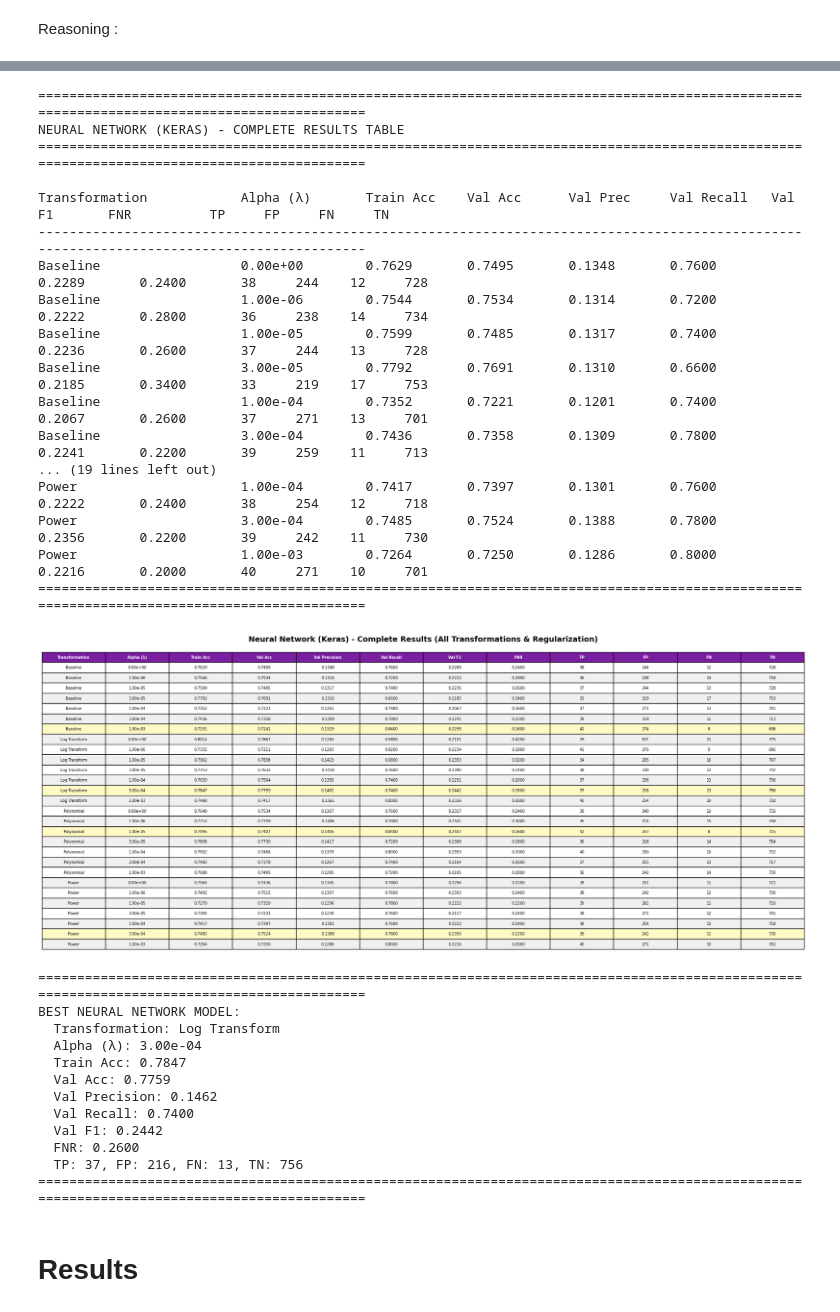
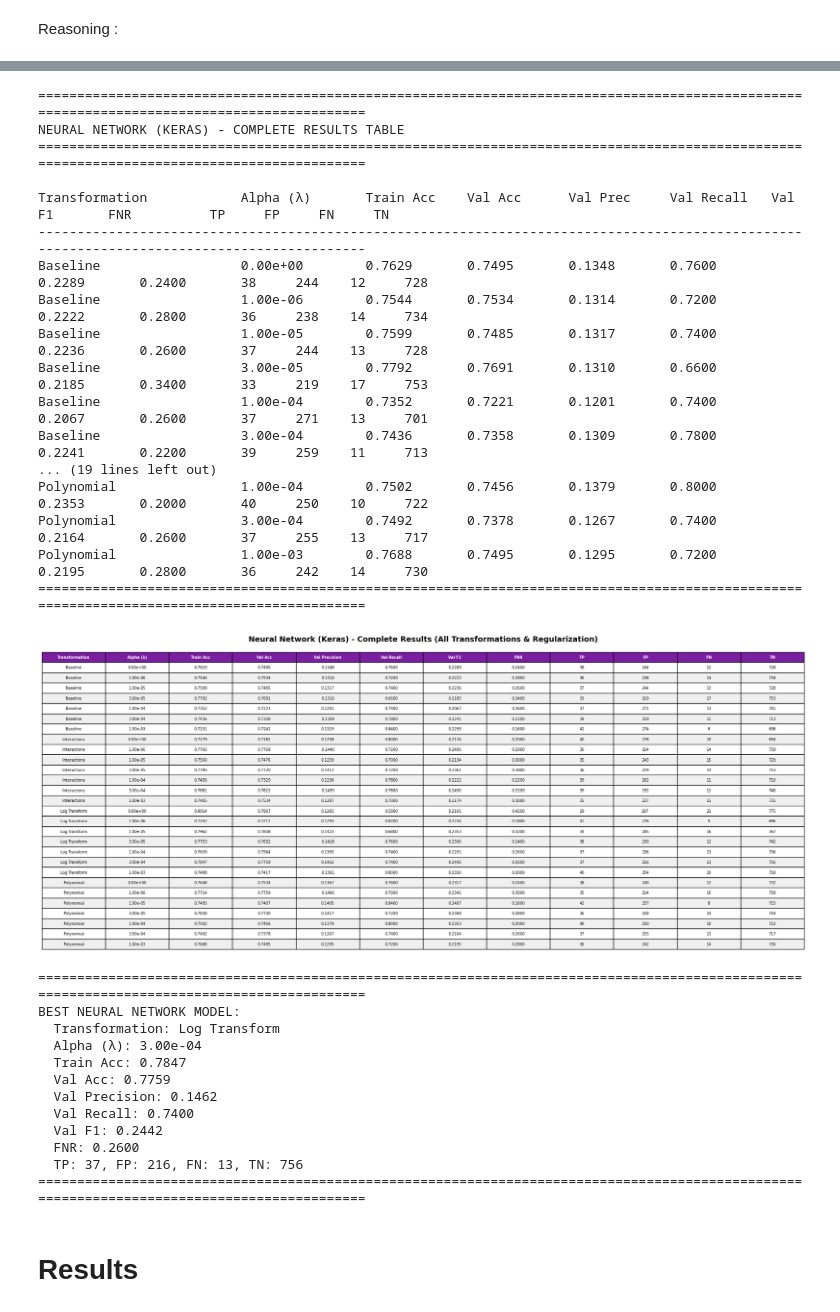
Before and after one commit to anthony-lamelas/Stroke_Prediction, a Jupyter notebook: main.ipynb, the cells around one changed output, grey strips where cells are left out. Cells and saved outputs as stored; diff of their text form; code cells hidden in the pictures.

Commit message:
changed transformations used for models 2 and 3

```diff
--- a/main.ipynb
+++ b/main.ipynb
@@ -1474,9 +1444,0 @@ plt.show()
-# %%
-nn_log_results = run_keras_nn(
-    X_train_poly, y_train,
-    X_val_poly, y_val,
-    alpha_values,
-    transformation_name="Log Transform"
-)
-
-best_nn_log = choose_best_nn(nn_log_results)
@@ -1545,0 +1447,12 @@ alpha=3.0e-04 | F1=0.2356 | FNR=0.2200
+# %%
+X_train_inter = add_interactions(X_train_scaled)
+X_val_inter = add_interactions(X_val_scaled)
+X_test_inter = add_interactions(X_test_scaled)
+# %%
+nn_inter_results = run_keras_nn(
+    X_train_inter, y_train,
+    X_val_inter, y_val,
+    alpha_values,
+    transformation_name="Interactions"
+)
+best_nn_inter = choose_best_nn(nn_inter_results)
@@ -1603,7 +1534,7 @@ for _, row in nn_log_results.iterrows():
 
 # Power Transform
 
-for _, row in nn_power_results.iterrows():
+for _, row in nn_inter_results.iterrows():
         nn_all_results.append({
             'Transformation': row['transformation'],
             'Alpha': row['alpha'],
@@ -1682,16 +1613,6 @@ if nn_all_results:
             else:
                 cell.set_facecolor('white')
 
-    # Highlight best F1 for each transformation
-    transformations = nn_results_df['Transformation'].unique()
-    for trans in transformations:
-        trans_rows = nn_results_df[nn_results_df['Transformation'] == trans]
-        best_idx = trans_rows['Val F1'].idxmax()
-        row_idx = nn_results_df.index.get_loc(best_idx) + 1
-        for j in range(12):
-            cell = table[(row_idx, j)]
-            cell.set_facecolor('#FFF9C4')
-
     plt.title('Neural Network (Keras) - Complete Results (All Transformations & Regularization)',
               fontsize=14, fontweight='bold', pad=20)
     plt.tight_layout()
@@ -1700,37 +1621,37 @@ if nn_all_results:
     best_nn = nn_results_df.loc[nn_results_df['Val F1'].idxmax()]
     print(f"\n{'='*140}")
     print(f"BEST NEURAL NETWORK MODEL:")
     print(f"  Transformation: {best_nn['Transformation']}")
     print(f"  Alpha (λ): {best_nn['Alpha']:.2e}")
     print(f"  Train Acc: {best_nn['Train Acc']:.4f}")
     print(f"  Val Acc: {best_nn['Val Acc']:.4f}")
     print(f"  Val Precision: {best_nn['Val Precision']:.4f}")
     print(f"  Val Recall: {best_nn['Val Recall']:.4f}")
     print(f"  Val F1: {best_nn['Val F1']:.4f}")
     print(f"  FNR: {best_nn['FNR']:.4f}")
     print(f"  TP: {int(best_nn['TP'])}, FP: {int(best_nn['FP'])}, FN: {int(best_nn['FN'])}, TN: {int(best_nn['TN'])}")
     print("=" * 140)
 else:
     print("Neural Network results not found. Please run the NN cells first.")
 # %% [output]
 ============================================================================================================================================
 NEURAL NETWORK (KERAS) - COMPLETE RESULTS TABLE
 ============================================================================================================================================
 
 Transformation            Alpha (λ)       Train Acc    Val Acc      Val Prec     Val Recall   Val F1       FNR          TP     FP     FN     TN
 --------------------------------------------------------------------------------------------------------------------------------------------
 Baseline                  0.00e+00        0.7629       0.7495       0.1348       0.7600       0.2289       0.2400       38     244    12     728
 Baseline                  1.00e-06        0.7544       0.7534       0.1314       0.7200       0.2222       0.2800       36     238    14     734
 Baseline                  1.00e-05        0.7599       0.7485       0.1317       0.7400       0.2236       0.2600       37     244    13     728
 Baseline                  3.00e-05        0.7792       0.7691       0.1310       0.6600       0.2185       0.3400       33     219    17     753
 Baseline                  1.00e-04        0.7352       0.7221       0.1201       0.7400       0.2067       0.2600       37     271    13     701
 Baseline                  3.00e-04        0.7436       0.7358       0.1309       0.7800       0.2241       0.2200       39     259    11     713
 ... (19 lines left out)
-Power                     1.00e-04        0.7417       0.7397       0.1301       0.7600       0.2222       0.2400       38     254    12     718
-Power                     3.00e-04        0.7485       0.7524       0.1388       0.7800       0.2356       0.2200       39     242    11     730
-Power                     1.00e-03        0.7264       0.7250       0.1286       0.8000       0.2216       0.2000       40     271    10     701
+Polynomial                1.00e-04        0.7502       0.7456       0.1379       0.8000       0.2353       0.2000       40     250    10     722
+Polynomial                3.00e-04        0.7492       0.7378       0.1267       0.7400       0.2164       0.2600       37     255    13     717
+Polynomial                1.00e-03        0.7688       0.7495       0.1295       0.7200       0.2195       0.2800       36     242    14     730
 ============================================================================================================================================
-[figure, old version]
+[figure, new version]
 ============================================================================================================================================
 BEST NEURAL NETWORK MODEL:
   Transformation: Log Transform
```
Also changed, not shown: parts of 20 cells of this notebook.
